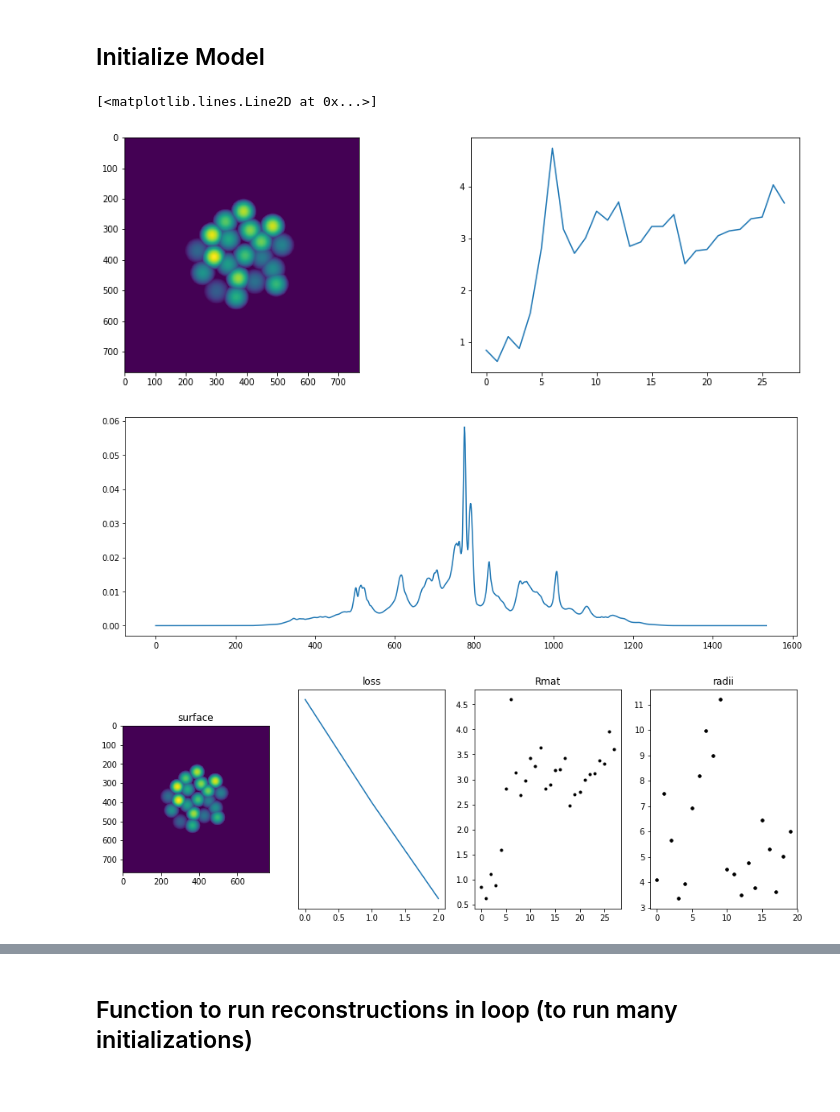
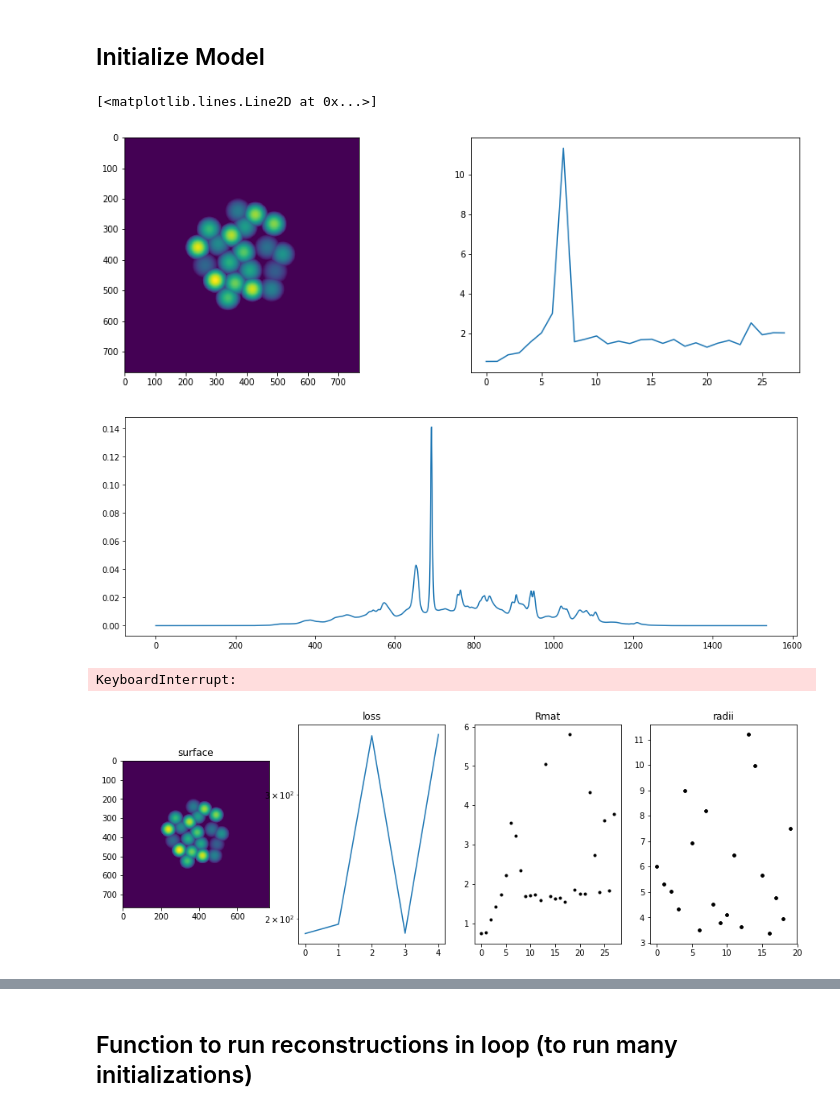
Before and after one commit to antipa/Randoscope_dev, a Jupyter notebook: RandoscopeXCorrMinTF-RadiusLearning.ipynb, the cells around one changed output, grey strips where cells are left out. Cells and saved outputs as stored; diff of their text form; code cells hidden in the pictures.

```diff
--- a/RandoscopeXCorrMinTF-RadiusLearning.ipynb
+++ b/RandoscopeXCorrMinTF-RadiusLearning.ipynb
@@ -43,7 +43,7 @@ os.environ["CUDA_VISIBLE_DEVICES"]="3"
 # %%
 #model and loss
 class Model(tf.keras.Model):
-    def __init__(self, zsampling = 'uniform_random', cross_corr_norm = 'inf'):
+    def __init__(self, zsampling = 'uniform_random', cross_corr_norm = 'log_sum_exp'):   #'log_sum_exp'
         super(Model, self).__init__()
 
         self.samples = (768,768)   #Grid for PSF simulation
@@ -120,6 +120,7 @@ class Model(tf.keras.Model):
 
         # Set regularization. Problem will be treated as l1 of spectral error at each depth + tau * l_inf(cross_corr)
         self.cross_corr_norm = cross_corr_norm
+        self.logsumexp_param = tf.constant(1e-3, tf.float32)   #lower is better l-infinity approximation, higher is worse but smoother
         self.tau = tf.constant(10,tf.float32)    #Extra weight for cross correlation terms
 
 
@@ -165,6 +166,11 @@ class Model(tf.keras.Model):
                     # Target is zero for cross correlation
                     if self.cross_corr_norm is 'l2':
                         Rmat_tf_off_diag.append( self.tau * tf.reduce_sum(tf.square(tf.abs(Fcorr)/normsize)))  #changed to one norm
+                    elif self.cross_corr_norm is 'log_sum_exp':
+                        # Implementation of eq. 7 from http://users.cecs.anu.edu.au/~yuchao/files/SmoothApproximationforL-infinityNorm.pdf
+                        ccorr = tf.abs(tf.ifft2d(Fcorr))
+                        Rmat_tf_off_diag.append(2 * self.tau * self.logsumexp_param * tf.reduce_logsumexp(tf.square(ccorr)/self.logsumexp_param) )
+
                     elif self.cross_corr_norm is 'inf':
                         Rmat_tf_off_diag.append( self.tau * tf.reduce_max(tf.abs(tf.ifft2d(Fcorr))))
         Rmat_tf = tf.concat([Rmat_tf_diag, Rmat_tf_off_diag],0)
@@ -183,9 +189,14 @@ class Model(tf.keras.Model):
 
         return Fcorr
 
-    def gen_psf_stack(self, T, aper, prop_pad):
+    def gen_psf_stack(self, T, aper, prop_pad, zplanes_opt = []):
         zstack = []
-        for defocus in self.defocus_list:
+        if np.size(zplanes_opt) == 0:
+            zplanes = self.defocus_list
+        else:
+            zplanes = zplanes_opt
+
+        for defocus in zplanes:
             zstack.append(gen_psf_ag_tf(T,self,defocus,'angle',0., prop_pad))
         return zstack
 
@@ -229,26 +240,26 @@ def distances(model, x,y):
 # %% [markdown]
 ## Initialize Model
 # %%
-model = Model(zsampling = 'fixed')  # zsampling options: 'fixed' or 'uniform_random'
+model = Model(zsampling = 'uniform_random')  # zsampling options: 'fixed' or 'uniform_random'
 Rmat=model(0)
 
 # Save initial values for later comparison
 R_init = Rmat
 Tinit,_=make_lenslet_tf(model)
 xinit = model.xpos
 yinit = model.ypos
 rinit = model.rlist
 offsetinit = model.lenslet_offset
 
 
 fig=plt.figure(figsize=(15,5))
 plt.subplot(1,2,1)
 plt.imshow(Tinit.numpy())
 plt.subplot(1,2,2)
 plt.plot(R_init.numpy())
 # %% [output]
 [<matplotlib.lines.Line2D at 0x...>]
-[figure, old version]
+[figure, new version]
 # %%
 # dc_mask = np.ones_like(model.target_F.numpy())  #Mask for DC. Set to zero anywhere we want to ignore loss computation of power spectrum
 # dc_mask[:2,:2] = 0
@@ -286,7 +297,7 @@ for z in range(10):
 #     #plt.imshow(tf_fftshift(np.abs(test[z])))
 #     plt.plot(tf_fftshift(tf.abs(test[z]))[768,:])
 # %% [output]
-[figure, old version]
+[figure, new version]
 # %%
 #have tf do everything for us
 def loss (model):
@@ -358,13 +372,14 @@ def constrain_distances(model, new_xpos, new_ypos, grads):
     return grads, test_dist, test_dist_bool
 # %%
 # Options:
-step_size = 1e-9   #1e-8 works well for l2
-use_averaged_gradient = False  # True: uses averaged gradient, False: uses single gradient
+step_size = 1e-12   #1e-8 works well for l2
+use_averaged_gradient = True  # True: uses averaged gradient, False: uses single gradient
 optimizer_type = 'gd'           # options: 'gd': normal gradient descent, 'nesterov': nesterov acceleration
 num_iterations = 100
 
 
-optimizer=tf.train.GradientDescentOptimizer(learning_rate=step_size)
+#optimizer=tf.train.GradientDescentOptimizer(learning_rate=step_size)
+optimizer=tf.train.MomentumOptimizer(learning_rate=step_size,momentum= 0.9, use_nesterov = True)
 fig=plt.figure(figsize=(15,5))
 losslist=[]
 rmean=[]
@@ -462,6 +477,7 @@ for i in range(num_iterations):
 
 #cbar = fig.colorbar(rshow)
 # %% [output]
+KeyboardInterrupt:
-[figure, old version]
+[figure, new version]
 # %%
 grad
```
Also changed, not shown: parts of 7 cells of this notebook.
